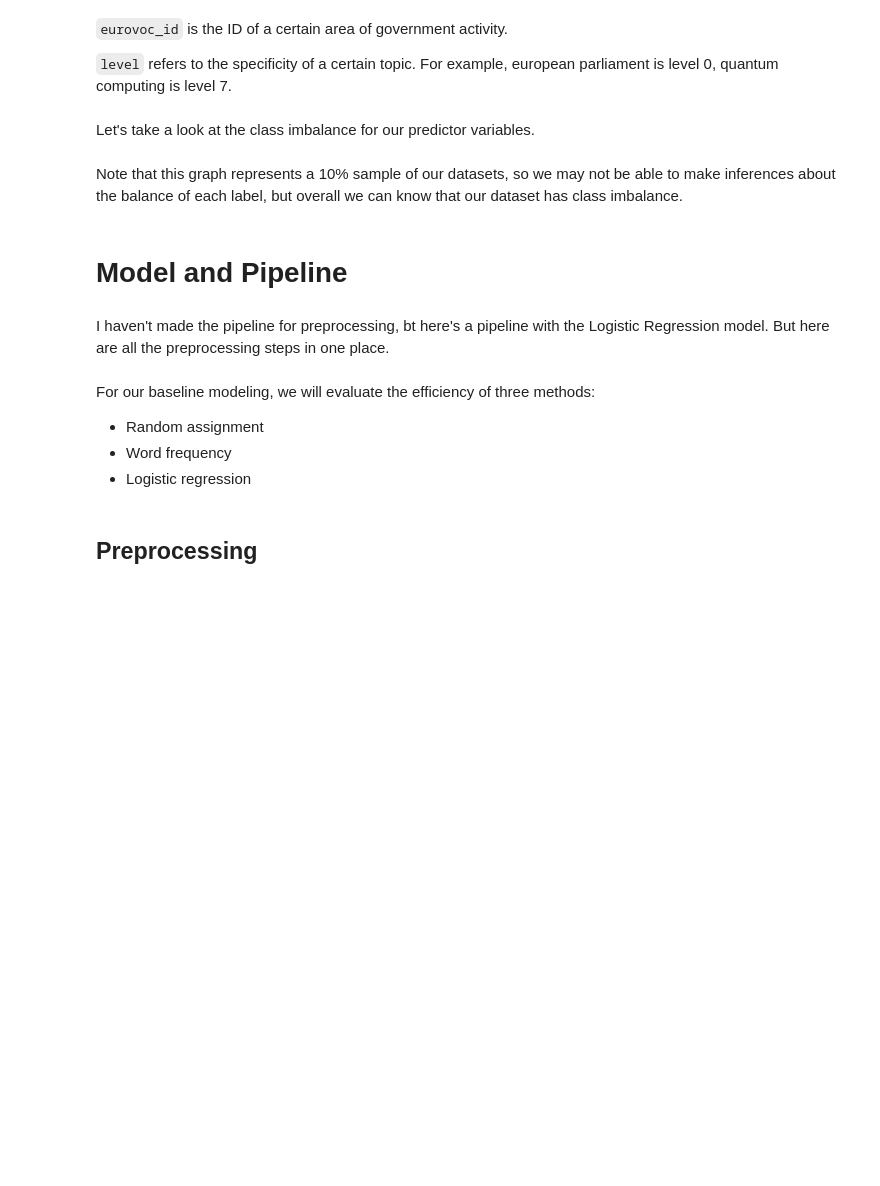
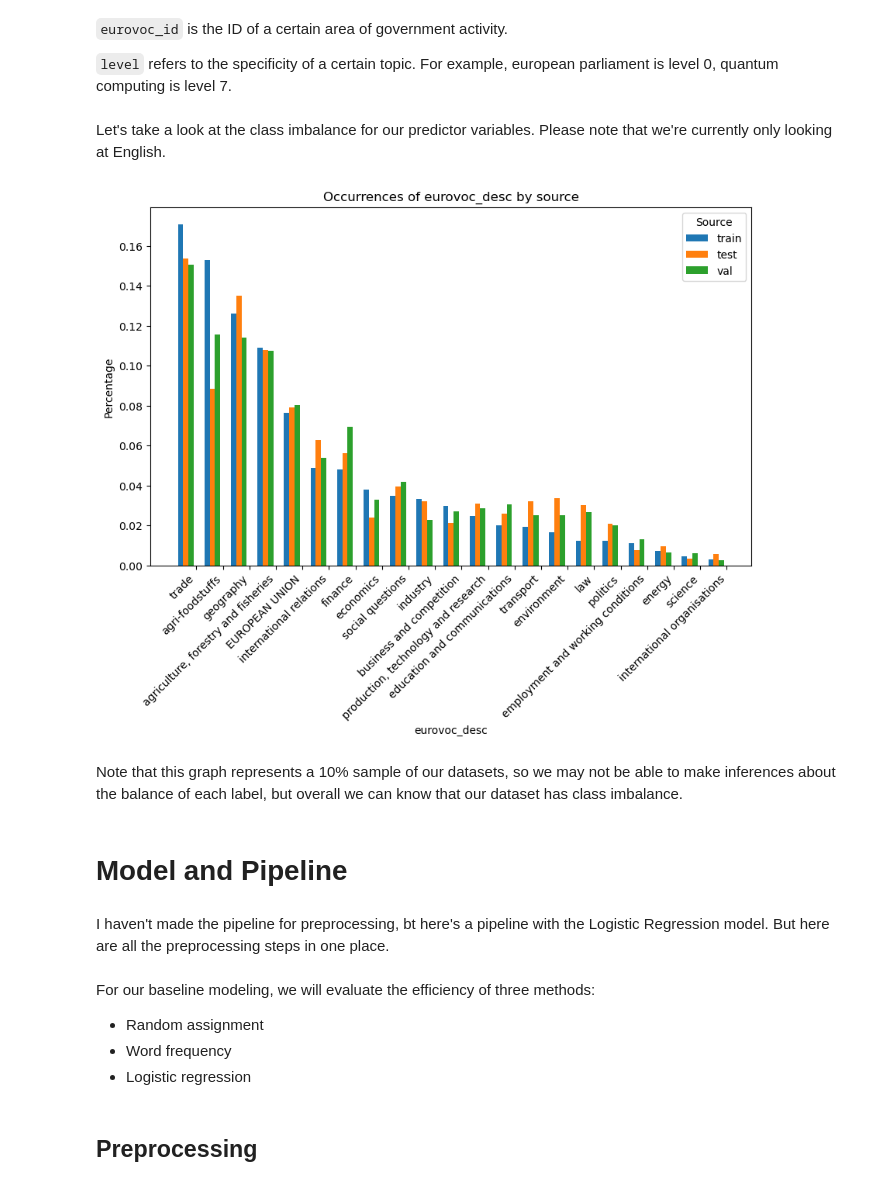
Before and after one commit to marcelo-ghia/NLP-MultiEUREX-multilabel-multiclass-classification, a Jupyter notebook: baseline.ipynb, the cells around one changed output. Drawn from its saved outputs; the diff is of its cells as text; code cells hidden in the pictures; blank space fills up the shorter version.

```diff
--- a/baseline.ipynb
+++ b/baseline.ipynb
@@ -61,0 +46,15 @@ test_df = pd.DataFrame([pd.to_datetime('2022-01-05'), pd.to_datetime('2021-5-23'
+# %%
+#english
+en_train = load_dataset('multi_eurlex', 'en', split='train')
+en_test = load_dataset('multi_eurlex', 'en', split='test')
+en_val = load_dataset('multi_eurlex', 'en', split='validation')
+
+#french
+fr_train = load_dataset('multi_eurlex', 'fr', split='train')
+fr_test = load_dataset('multi_eurlex', 'fr', split='test')
+fr_val = load_dataset('multi_eurlex', 'fr', split='validation')
+
+#spanish
+es_train = load_dataset('multi_eurlex', 'es', split='train')
+es_test = load_dataset('multi_eurlex', 'es', split='test')
+es_val = load_dataset('multi_eurlex', 'es', split='validation')
@@ -77,8 +81,12 @@ val_classlabel = val_dataset.features["labels"].feature
 with open('./data/eurovoc_concepts.json') as jsonl_file:
     eurovoc_concepts =  json.load(jsonl_file)
 # %% [markdown]
-Let's take a look at the class imbalance for our predictor variables.
+Let's take a look at the class imbalance for our predictor variables. Please note that we're currently only looking at English.
 # %%
+# Get feature map info
+train_classlabel = en_train.features["labels"].feature
+test_classlabel = en_test.features["labels"].feature
+val_classlabel = en_val.features["labels"].feature
 def process_sample(sample, classlabel):
     labels = [int(label) for label in sample['labels'].replace('[', '').replace(']', '').split()]
 
@@ -98,7 +106,7 @@ def get_agg_df(dataset, classlabel):
     results = dataset.apply(process_sample, axis=1, classlabel=classlabel)
     return pd.concat([pd.DataFrame(r) for r in results], ignore_index=True)
 
-# Read datasets
+# Read datasets (this only works with read_csv, not with dataset.to_pandas())
 train_dataset = pd.read_csv('./data/full_english_dataset/train_en')
 test_dataset = pd.read_csv('./data/full_english_dataset/test_en')
 val_dataset = pd.read_csv('./data/full_english_dataset/validation')
@@ -114,36 +122,39 @@ val_agg_df = get_agg_df(val_sample, val_classlabel)
 
 # Concatenate the DataFrames and create a source column
 df = pd.concat([train_agg_df, test_agg_df, val_agg_df], ignore_index=True)
 df['source'] = pd.Series(['train'] * len(train_agg_df) + ['test'] * len(test_agg_df) + ['val'] * len(val_agg_df), dtype='string')
 
 # Group, pivot, and normalize the data
-df_pivot = df.groupby(['eurovoc_desc', 'source'])\
+df_grouped = df.groupby(['eurovoc_desc', 'source'])\
     .size()\
     .reset_index(name='count')\
-    .pivot_table(index='eurovoc_desc', columns='source', values='count')\
-    .divide(df_pivot.sum(axis=0), axis=1)\
+    .pivot_table(index='eurovoc_desc', columns='source', values='count')
+
+df_pivot = df_grouped.divide(df_grouped.sum(axis=0), axis=1)\
     .sort_values(by='train', ascending=False)
 
 # Plot a grouped bar chart
 fig, ax = plt.subplots(figsize=(10,6))
 
 x = np.arange(len(df_pivot))
 width = 0.2
 
 ax.bar(x - width, df_pivot['train'], width, label='train')
 ax.bar(x, df_pivot['test'], width, label='test')
 ax.bar(x + width, df_pivot['val'], width, label='val')
 
 ax.set_title('Occurrences of eurovoc_desc by source')
 ax.set_xlabel('eurovoc_desc')
 ax.set_ylabel('Percentage')
 ax.legend(title='Source', loc='upper right')
 
 xticks = x - width / 2 + 0.5
 ax.set_xticks(xticks)
 ax.set_xticklabels(df_pivot.index, rotation=45, ha='right')
 
 plt.show()
+# %% [output]
+[figure, added]
 # %% [markdown]
 Note that this graph represents a 10% sample of our datasets, so we may not be able to make inferences about the balance of each label, but overall we can know that our dataset has class imbalance.
 # %% [markdown]
```
Also changed, not shown: parts of 30 cells of this notebook, 6 other files.
